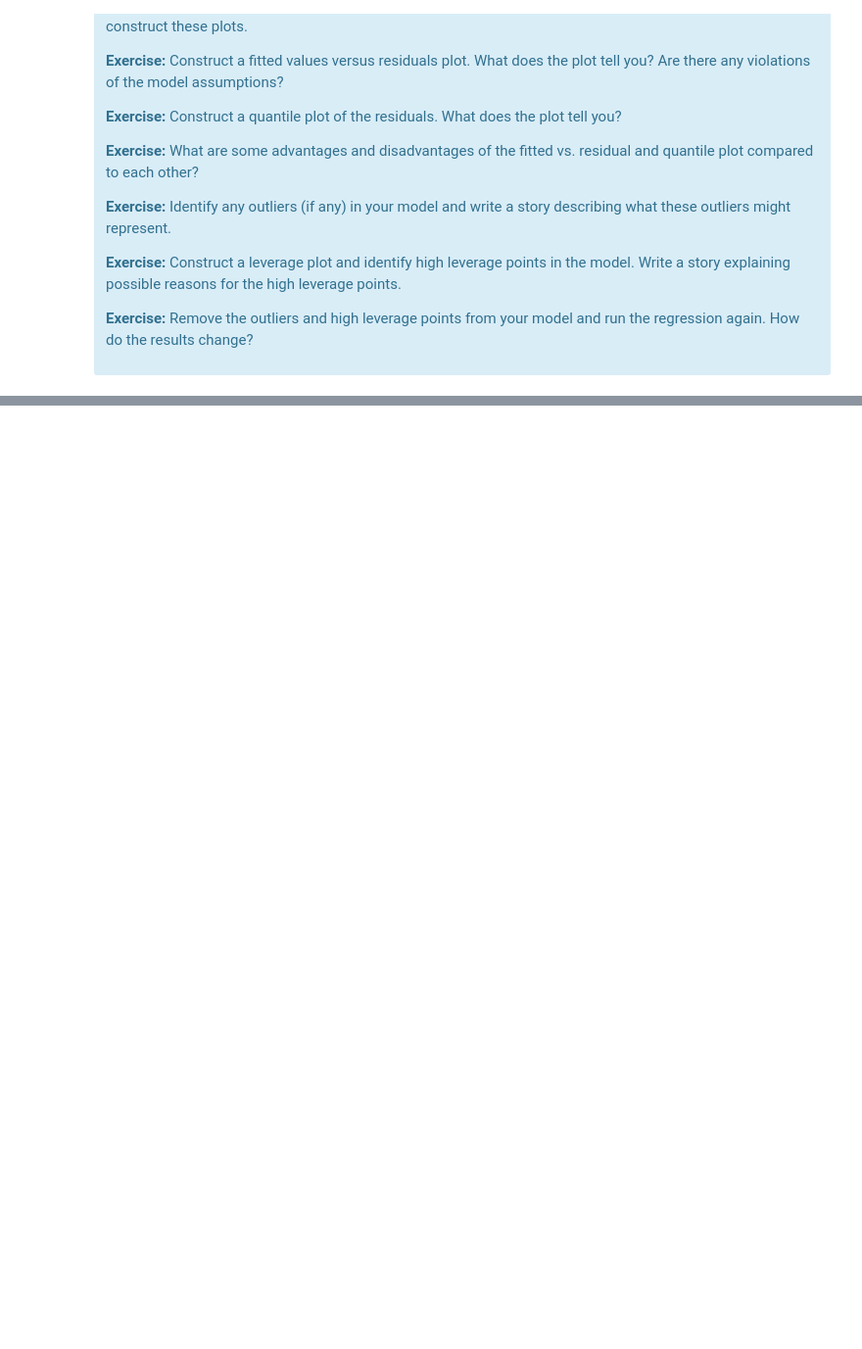
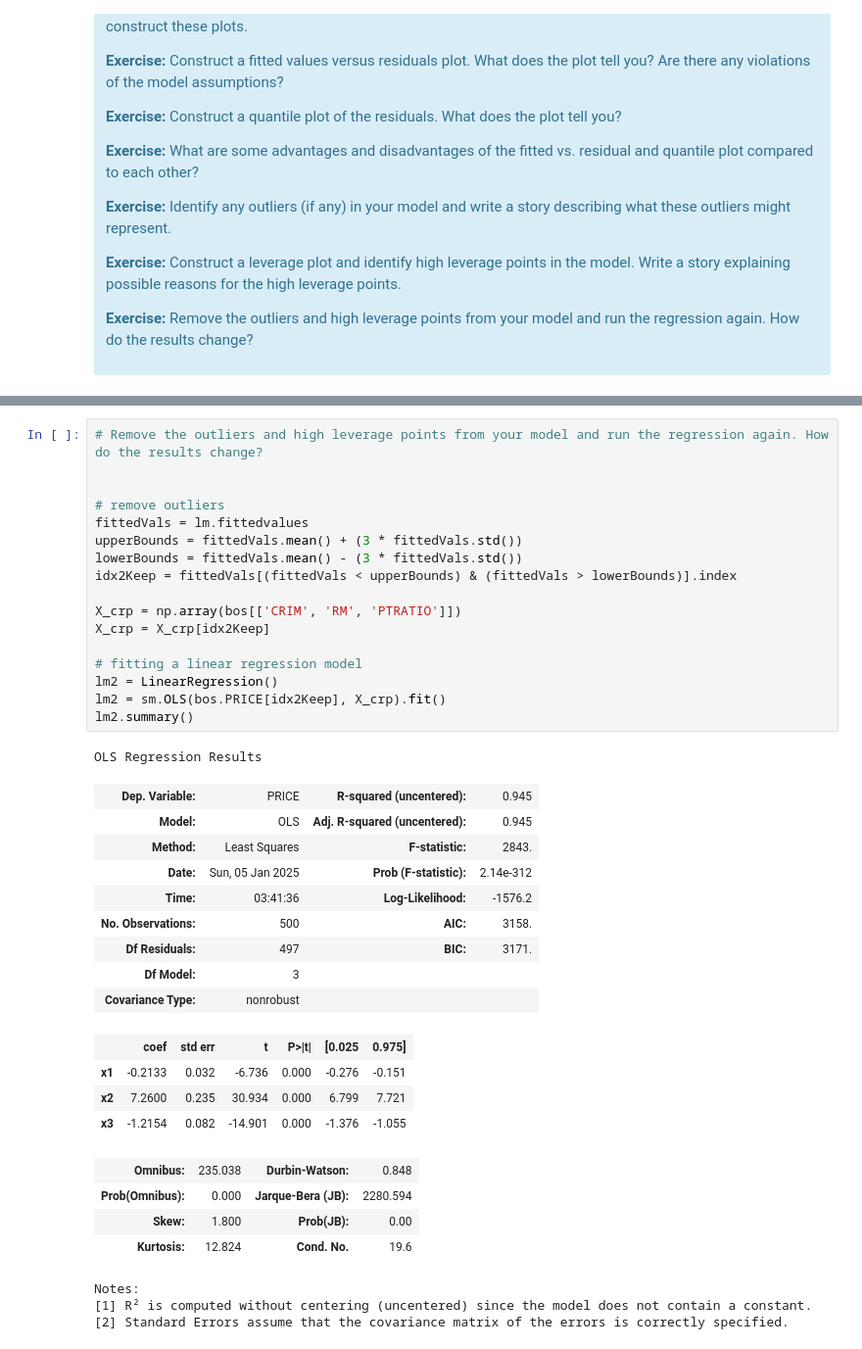
Before and after one commit to mdgarber/BostonHousing, a Jupyter notebook: 1723209039_Case_Study_-_Boston_Housing_Instructions/Case Study - Boston Housing/Mini_Project_Linear_Regression.ipynb, the cells around one changed output, grey strips where cells are left out. Shown: that part at 98% size. Cells and saved outputs as stored; diff of their text form; blank space fills up the shorter version.

```diff
--- a/1723209039_Case_Study_-_Boston_Housing_Instructions/Case Study - Boston Housing/Mini_Project_Linear_Regression.ipynb
+++ b/1723209039_Case_Study_-_Boston_Housing_Instructions/Case Study - Boston Housing/Mini_Project_Linear_Regression.ipynb
@@ -845,0 +885,39 @@ There are some other issues that are important investigate with linear regressio
+# %%
+# Remove the outliers and high leverage points from your model and run the regression again. How do the results change?
+
+
+# remove outliers
+fittedVals = lm.fittedvalues
+upperBounds = fittedVals.mean() + (3 * fittedVals.std())
+lowerBounds = fittedVals.mean() - (3 * fittedVals.std())
+idx2Keep = fittedVals[(fittedVals < upperBounds) & (fittedVals > lowerBounds)].index
+
+X_crp = np.array(bos[['CRIM', 'RM', 'PTRATIO']])
+X_crp = X_crp[idx2Keep]
+
+# fitting a linear regression model
+lm2 = LinearRegression()
+lm2 = sm.OLS(bos.PRICE[idx2Keep], X_crp).fit()
+lm2.summary()
+# %% [output]
+OLS Regression Results
+| Dep. Variable: | PRICE | R-squared (uncentered): | 0.945 |
+| Model: | OLS | Adj. R-squared (uncentered): | 0.945 |
+| Method: | Least Squares | F-statistic: | 2843. |
+| Date: | Sun, 05 Jan 2025 | Prob (F-statistic): | 2.14e-312 |
+| Time: | 03:41:36 | Log-Likelihood: | -1576.2 |
+| No. Observations: | 500 | AIC: | 3158. |
+| Df Residuals: | 497 | BIC: | 3171. |
+| Df Model: | 3 |  |  |
+| Covariance Type: | nonrobust |  |  |
+|  | coef | std err | t | P>|t| | [0.025 | 0.975] |
+| x1 | -0.2133 | 0.032 | -6.736 | 0.000 | -0.276 | -0.151 |
+| x2 | 7.2600 | 0.235 | 30.934 | 0.000 | 6.799 | 7.721 |
+| x3 | -1.2154 | 0.082 | -14.901 | 0.000 | -1.376 | -1.055 |
+| Omnibus: | 235.038 | Durbin-Watson: | 0.848 |
+| Prob(Omnibus): | 0.000 | Jarque-Bera (JB): | 2280.594 |
+| Skew: | 1.800 | Prob(JB): | 0.00 |
+| Kurtosis: | 12.824 | Cond. No. | 19.6 |
+Notes:
+[1] R² is computed without centering (uncentered) since the model does not contain a constant.
+[2] Standard Errors assume that the covariance matrix of the errors is correctly specified.
```
Also changed, not shown: parts of 12 cells of this notebook.
